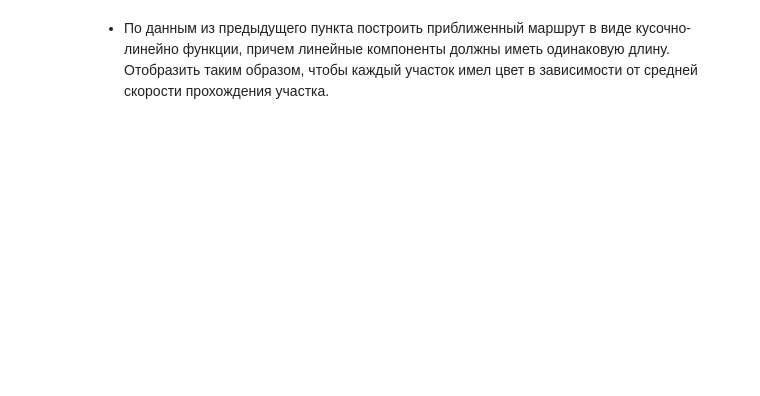
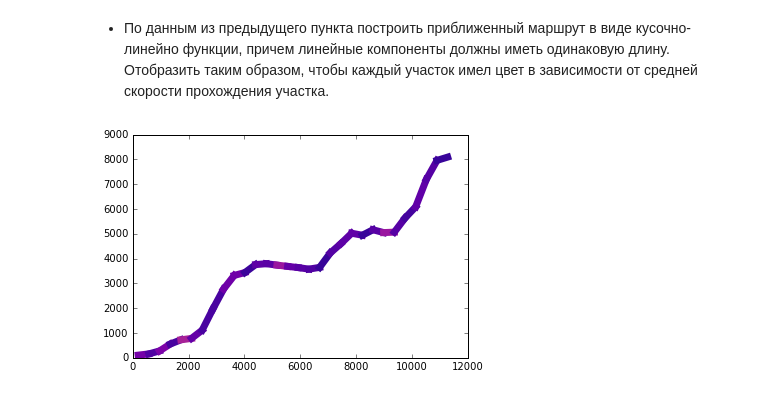
Before and after one commit to Zergex/clsf-homework, a Jupyter notebook: Ex3.ipynb, the cells around one changed output. Cells and saved outputs as stored; diff of their text form; code cells hidden in the pictures; blank space fills up the shorter version.

```diff
--- a/Ex3.ipynb
+++ b/Ex3.ipynb
@@ -160,2 +160,74 @@ Route 982ed
 # %% [markdown]
 - По данным из предыдущего пункта построить приближенный маршрут в виде кусочно-линейно функции, причем линейные компоненты должны иметь одинаковую длину. Отобразить таким образом, чтобы каждый участок имел цвет в зависимости от средней скорости прохождения участка.
+# %%
+import numpy as np
+import matplotlib
+import itertools
+
+xmaxs = []
+xmins = []
+ymaxs = []
+ymins = []
+
+for a in range(len(routes)):
+    xmaxs.append(max(routes[a][1]))
+    xmins.append(min(routes[a][1]))
+    ymaxs.append(max(routes[a][2]))
+    ymins.append(min(routes[a][2]))
+
+xmax = sum(xmaxs)/len(xmaxs)
+xmin = sum(xmins)/len(xmins)
+ymax = sum(ymaxs)/len(ymaxs)
+ymin = sum(ymins)/len(ymins)
+
+n = 30
+x = np.linspace(xmin, xmax, n)
+y = []
+
+avspds = []
+avys = []
+
+avys.append(ymin)
+
+for i in range(len(x)-1):
+    xi0 = x[i]
+    xi1 = x[i+1]
+    speeds = []
+    for route in routes:
+        routepiece = []
+        routex = route[1]
+        routey = route[2]
+        routetime = route[3]
+        for i in range(len(routex)):
+            if routex[i]>xi0 and routex[i]<xi1:
+                routepiece.append([routex[i], routey[i], routetime[i]])
+        if len(routepiece)<2:
+            continue
+        troute = np.array(routepiece).transpose()
+        amin = np.argmin(troute[0])
+        amax = np.argmax(troute[0])
+        mintime = min(troute[2])
+        maxtime = max(troute[2])
+        reqtime = (abs(mintime-maxtime)).total_seconds()
+        dist = ((troute[0][amin]-troute[0][amax])**2 + (troute[1][amin]-troute[1][amax])**2)**0.5
+        speed = dist/reqtime
+        speeds.append(speed)
+        if i!=len(x)-2:
+            y.append(troute[1].tolist())
+    avspd = sum(speeds)/len(speeds)
+    avspds.append(avspd)
+    y = list(itertools.chain.from_iterable(y))
+    if i!=len(x)-2:
+        avy = sum(y)/len(y)
+        avys.append(avy)
+        y = []
+avys.append(ymax)
+
+
+spd_norm = avspds / np.linalg.norm(avspds)
+for i in range(len(x)-1):
+    scheme = matplotlib.cm.plasma(spd_norm[i])
+    plt.plot([x[i], x[i+1]], [avys[i], avys[i+1]], color=scheme, linewidth=7)
+plt.show()
+# %% [output]
+[figure, added]
```
Also changed, not shown: parts of 1 cell of this notebook.
